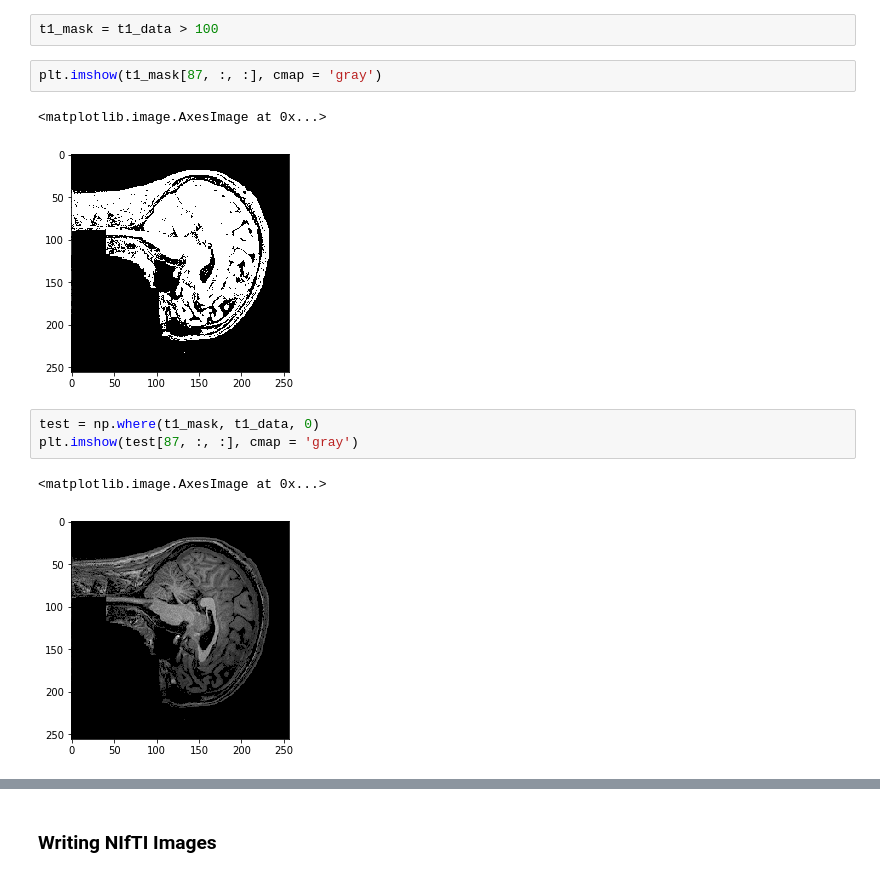
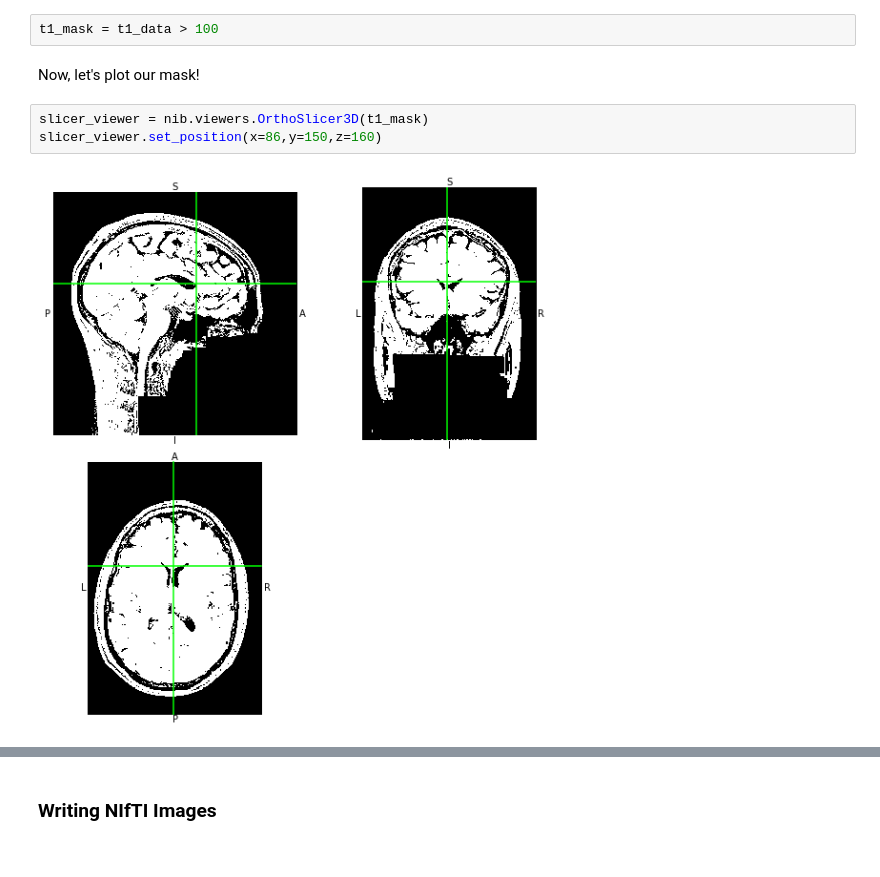
Before and after one commit to carpentries-incubator/SDC-BIDS-fMRI, a Jupyter notebook: bin/01_neuroimaging-fundamentals-and-nibabel_solutions.ipynb, the cells around one changed output, grey strips where cells are left out. Saved outputs shown, nothing was run; the diff lists cells and outputs as text.

```diff
--- a/bin/01_neuroimaging-fundamentals-and-nibabel_solutions.ipynb
+++ b/bin/01_neuroimaging-fundamentals-and-nibabel_solutions.ipynb
@@ -334,13 +324,9 @@ plt.hist(t1_data.flatten(), bins = 50)
 # %%
 t1_mask = t1_data > 100
-# %%
-plt.imshow(t1_mask[87, :, :], cmap = 'gray')
-# %% [output]
-<matplotlib.image.AxesImage at 0x...>
-[figure, removed]
-# %%
-test = np.where(t1_mask, t1_data, 0)
-plt.imshow(test[87, :, :], cmap = 'gray')
-# %% [output]
-<matplotlib.image.AxesImage at 0x...>
-[figure, removed]
+# %% [markdown]
+Now, let's plot our mask!
+# %%
+slicer_viewer = nib.viewers.OrthoSlicer3D(t1_mask)
+slicer_viewer.set_position(x=86,y=150,z=160)
+# %% [output]
+[figure, added]
```
Also changed, not shown: parts of 15 cells of this notebook, 1 other file.
